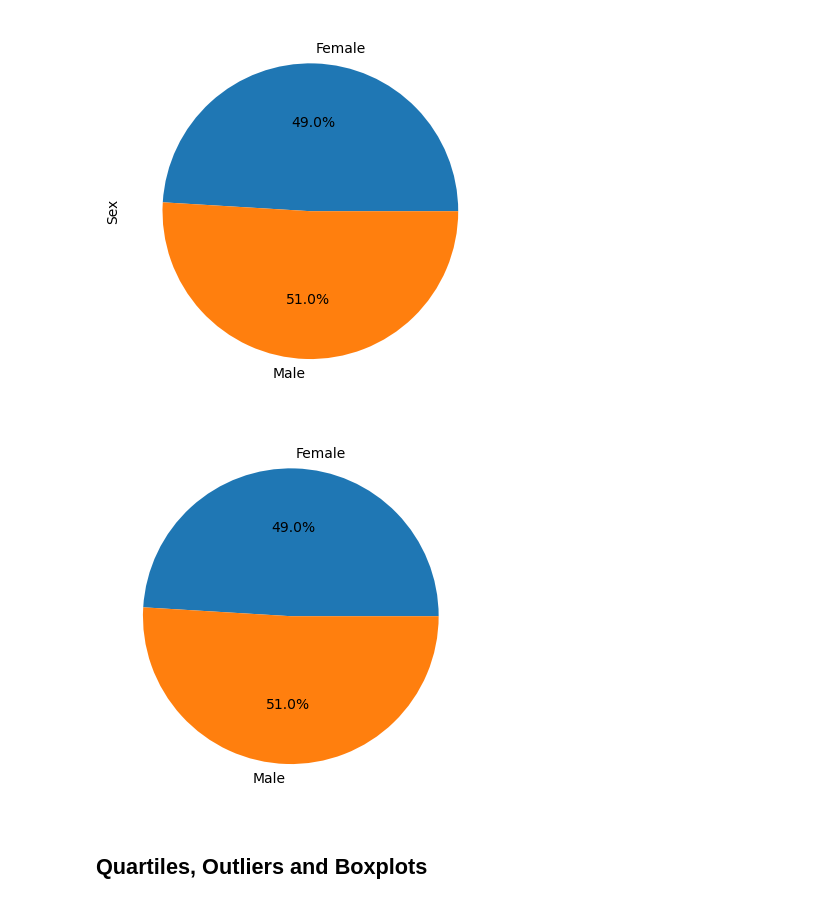
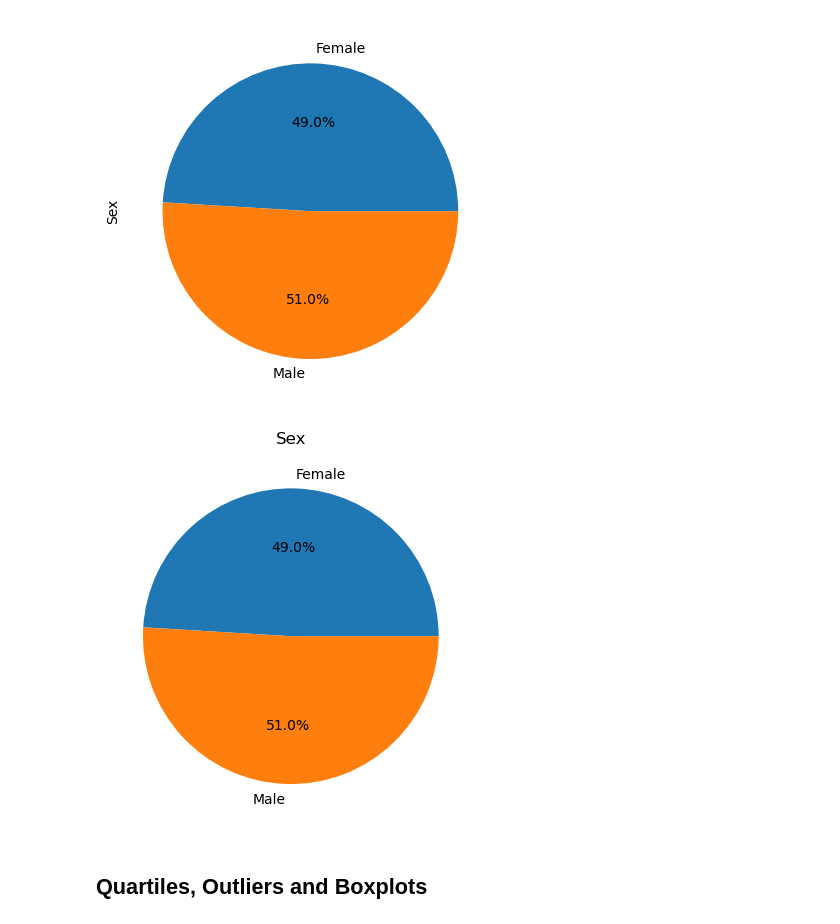
Before and after one commit to dsfackrell/Module5Challenge, a Jupyter notebook: Pymaceuticals/pymaceuticals.ipynb, the cells around one changed output. Drawn from its saved outputs; the diff is of its cells as text; code cells hidden in the pictures.

```diff
--- a/Pymaceuticals/pymaceuticals.ipynb
+++ b/Pymaceuticals/pymaceuticals.ipynb
@@ -170,9 +170,10 @@ pie_data.plot.pie(autopct='%1.1f%%')
 # %%
 # Generate a pie plot showing the distribution of female versus male mice using pyplot
 plt.pie(pie_data, labels=pie_data.index, autopct="%1.1f%%")
+plt.title("Sex")
 plt.show()
 # %% [output]
-[figure, old version]
+[figure, new version]
 # %% [markdown]
 ## Quartiles, Outliers and Boxplots
 # %%
```
Also changed, not shown: parts of 1 cell of this notebook.
